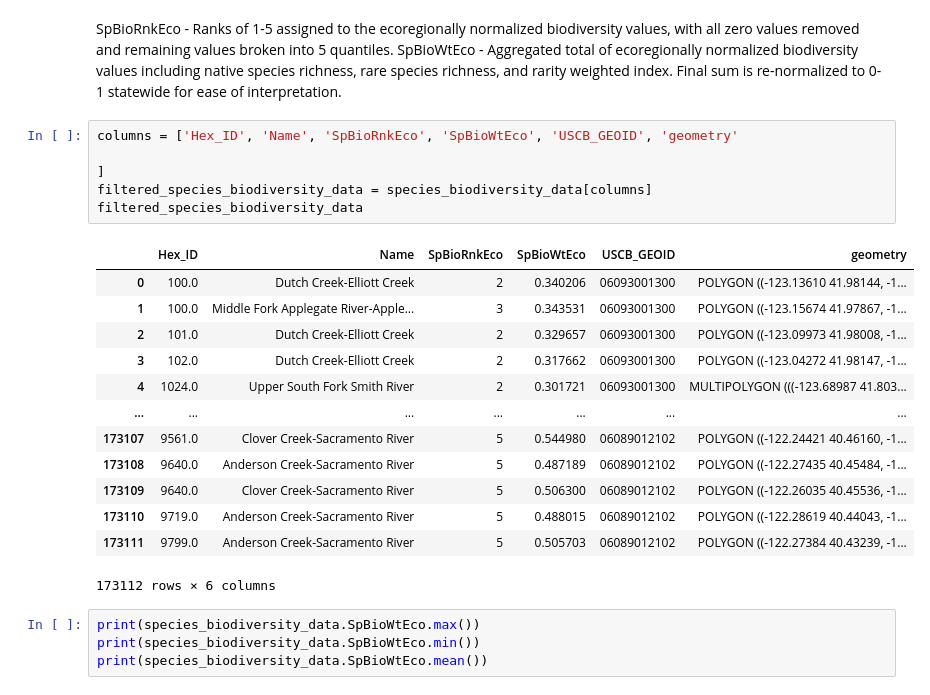
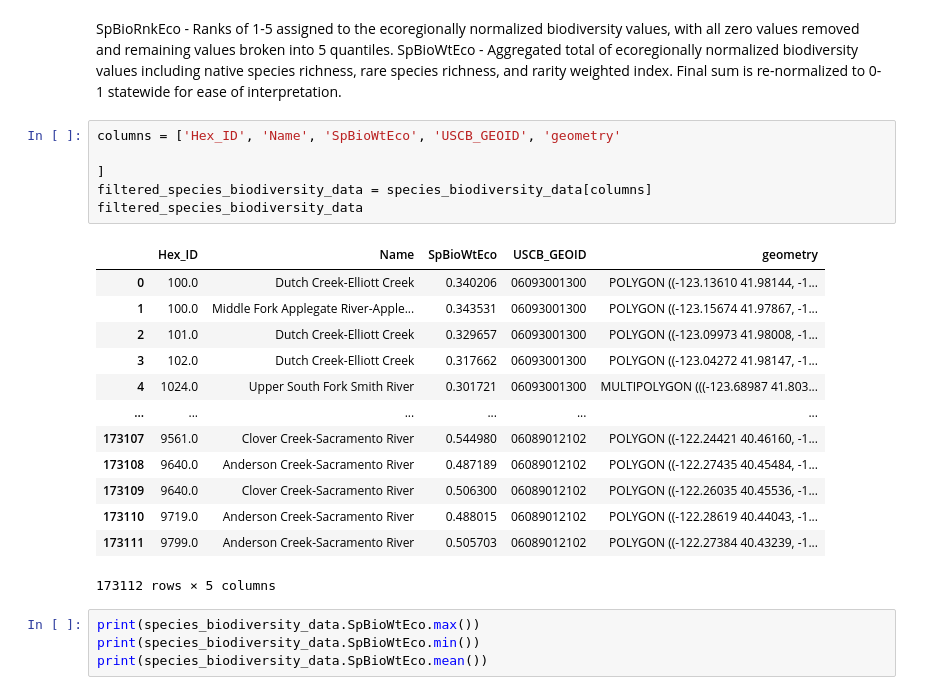
Before and after one commit to Eagle-Rock-Analytics/carb-climate-index, a Jupyter notebook: scripts/data_metric_calc/natural_species_biodiversity.ipynb, the cells around one changed output. Saved outputs shown, nothing was run; the diff lists cells and outputs as text.

Commit message:
update metadata and isolate desired metric column

```diff
--- a/scripts/data_metric_calc/natural_species_biodiversity.ipynb
+++ b/scripts/data_metric_calc/natural_species_biodiversity.ipynb
@@ -57,25 +60,25 @@ species_biodiversity_data
 SpBioRnkEco - Ranks of 1-5 assigned to the ecoregionally normalized biodiversity values, with all zero values removed and remaining values broken into 5 quantiles.
 SpBioWtEco - Aggregated total of ecoregionally normalized biodiversity values including native species richness, rare species richness, and rarity weighted index. Final sum is        re-normalized to 0-1 statewide for ease of interpretation.
 # %%
-columns = ['Hex_ID', 'Name', 'SpBioRnkEco', 'SpBioWtEco', 'USCB_GEOID', 'geometry'
+columns = ['Hex_ID', 'Name', 'SpBioWtEco', 'USCB_GEOID', 'geometry'
 
 ]
 filtered_species_biodiversity_data = species_biodiversity_data[columns]
 filtered_species_biodiversity_data
 # %% [output]
-|  | Hex_ID | Name | SpBioRnkEco | SpBioWtEco | USCB_GEOID | geometry |
-| 0 | 100.0 | Dutch Creek-Elliott Creek | 2 | 0.340206 | 06093001300 | POLYGON ((-123.13610 41.98144, -1... |
-| 1 | 100.0 | Middle Fork Applegate River-Apple... | 3 | 0.343531 | 06093001300 | POLYGON ((-123.15674 41.97867, -1... |
-| 2 | 101.0 | Dutch Creek-Elliott Creek | 2 | 0.329657 | 06093001300 | POLYGON ((-123.09973 41.98008, -1... |
-| 3 | 102.0 | Dutch Creek-Elliott Creek | 2 | 0.317662 | 06093001300 | POLYGON ((-123.04272 41.98147, -1... |
-| 4 | 1024.0 | Upper South Fork Smith River | 2 | 0.301721 | 06093001300 | MULTIPOLYGON (((-123.68987 41.803... |
-| ... | ... | ... | ... | ... | ... | ... |
-| 173107 | 9561.0 | Clover Creek-Sacramento River | 5 | 0.544980 | 06089012102 | POLYGON ((-122.24421 40.46160, -1... |
-| 173108 | 9640.0 | Anderson Creek-Sacramento River | 5 | 0.487189 | 06089012102 | POLYGON ((-122.27435 40.45484, -1... |
-| 173109 | 9640.0 | Clover Creek-Sacramento River | 5 | 0.506300 | 06089012102 | POLYGON ((-122.26035 40.45536, -1... |
-| 173110 | 9719.0 | Anderson Creek-Sacramento River | 5 | 0.488015 | 06089012102 | POLYGON ((-122.28619 40.44043, -1... |
-| 173111 | 9799.0 | Anderson Creek-Sacramento River | 5 | 0.505703 | 06089012102 | POLYGON ((-122.27384 40.43239, -1... |
+|  | Hex_ID | Name | SpBioWtEco | USCB_GEOID | geometry |
+| 0 | 100.0 | Dutch Creek-Elliott Creek | 0.340206 | 06093001300 | POLYGON ((-123.13610 41.98144, -1... |
+| 1 | 100.0 | Middle Fork Applegate River-Apple... | 0.343531 | 06093001300 | POLYGON ((-123.15674 41.97867, -1... |
+| 2 | 101.0 | Dutch Creek-Elliott Creek | 0.329657 | 06093001300 | POLYGON ((-123.09973 41.98008, -1... |
+| 3 | 102.0 | Dutch Creek-Elliott Creek | 0.317662 | 06093001300 | POLYGON ((-123.04272 41.98147, -1... |
+| 4 | 1024.0 | Upper South Fork Smith River | 0.301721 | 06093001300 | MULTIPOLYGON (((-123.68987 41.803... |
+| ... | ... | ... | ... | ... | ... |
+| 173107 | 9561.0 | Clover Creek-Sacramento River | 0.544980 | 06089012102 | POLYGON ((-122.24421 40.46160, -1... |
+| 173108 | 9640.0 | Anderson Creek-Sacramento River | 0.487189 | 06089012102 | POLYGON ((-122.27435 40.45484, -1... |
+| 173109 | 9640.0 | Clover Creek-Sacramento River | 0.506300 | 06089012102 | POLYGON ((-122.26035 40.45536, -1... |
+| 173110 | 9719.0 | Anderson Creek-Sacramento River | 0.488015 | 06089012102 | POLYGON ((-122.28619 40.44043, -1... |
+| 173111 | 9799.0 | Anderson Creek-Sacramento River | 0.505703 | 06089012102 | POLYGON ((-122.27384 40.43239, -1... |
-173112 rows × 6 columns
+173112 rows × 5 columns
 # %%
 print(species_biodiversity_data.SpBioWtEco.max())
 print(species_biodiversity_data.SpBioWtEco.min())
```
Also changed, not shown: parts of 8 cells of this notebook.
